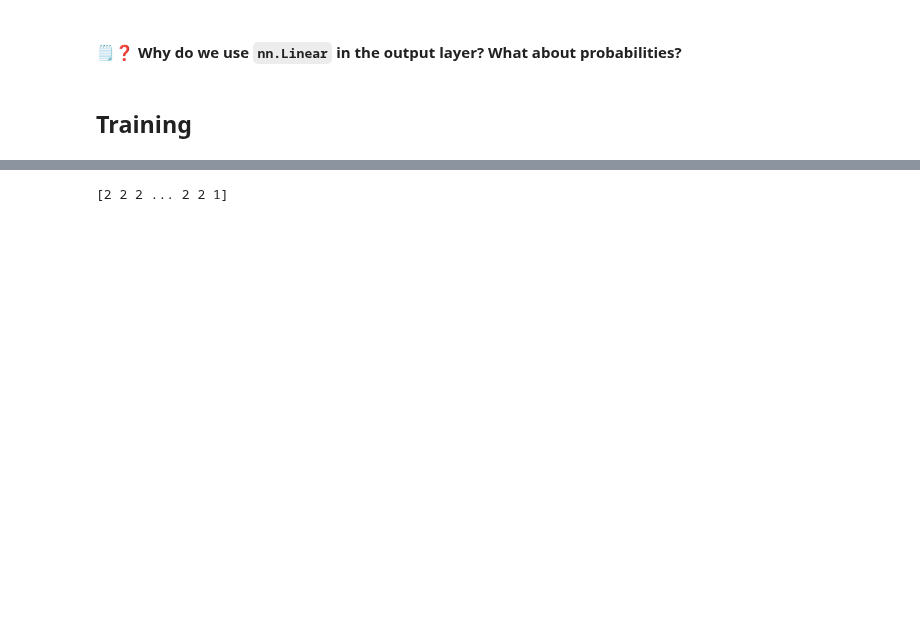
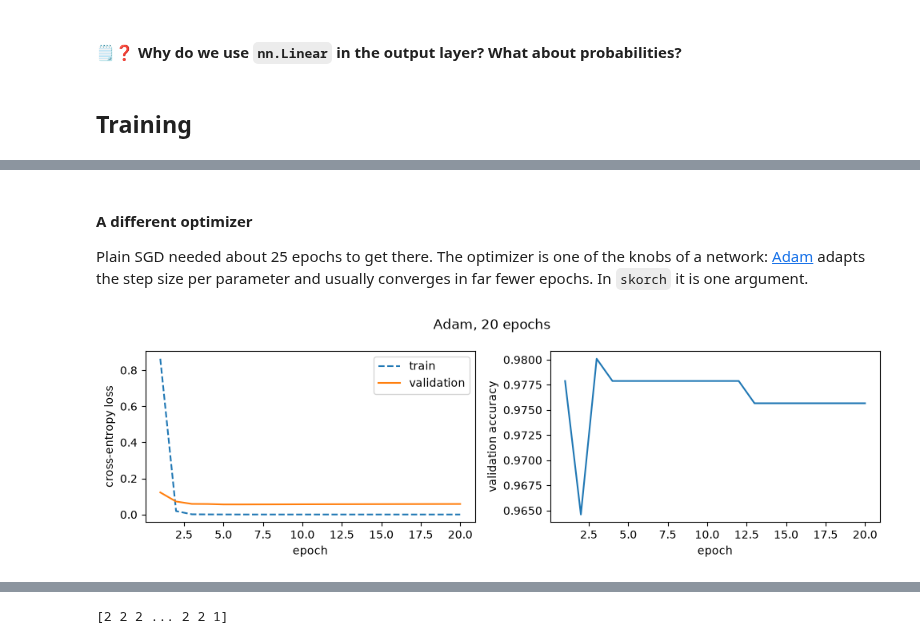
Before and after one commit to Andrian0s/ML4NLP1-2026-Tutorial-Notebooks, a Jupyter notebook: tutorials_notebooks_in_class_2026/W04_tutorial_skorch.ipynb, the cells around one changed output, grey strips where cells are left out. Saved outputs shown, nothing was run; the diff lists cells and outputs as text; code cells hidden in the pictures; blank space fills up the shorter version.

```diff
--- a/tutorials_notebooks_in_class_2026/W04_tutorial_skorch.ipynb
+++ b/tutorials_notebooks_in_class_2026/W04_tutorial_skorch.ipynb
@@ -484,0 +501,22 @@ net.fit(X_train_tfidf, y_train)
+# %% [markdown]
+#### A different optimizer
+
+Plain SGD needed about 25 epochs to get there. The optimizer is one of the knobs of a network: [Adam](https://pytorch.org/docs/stable/generated/torch.optim.Adam.html) adapts the step size per parameter and usually converges in far fewer epochs. In `skorch` it is one argument.
+# %%
+net_adam = NeuralNetClassifier(
+    ClassifierModule(nonlin=F.relu, input_dim=X_train_tfidf.shape[1], output_dim=len(target_names), hidden_dim=400),
+    max_epochs=20,
+    criterion=nn.CrossEntropyLoss(),
+    optimizer=torch.optim.Adam, lr=1e-3,
+    batch_size=32,
+    device=device,
+    verbose=0,                      # no epoch table this time; we read the history directly
+)
+net_adam.fit(X_train_tfidf, y_train)
+
+plot_history(net_adam, 'Adam, 20 epochs')
+best_epoch = int(np.argmax(net_adam.history[:, 'valid_acc'])) + 1
+print(f"best validation accuracy {max(net_adam.history[:, 'valid_acc']):.4f} at epoch {best_epoch} "
+      f"(validation loss there: {net_adam.history[best_epoch - 1, 'valid_loss']:.4f})")
+# %% [output]
+[figure, added]
```
Also changed, not shown: parts of 59 cells of this notebook.
